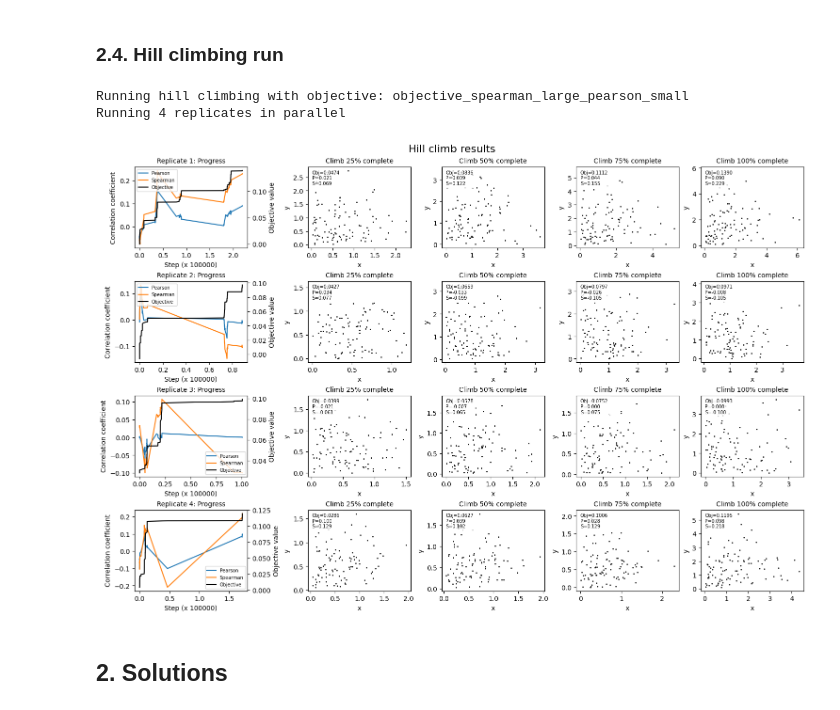
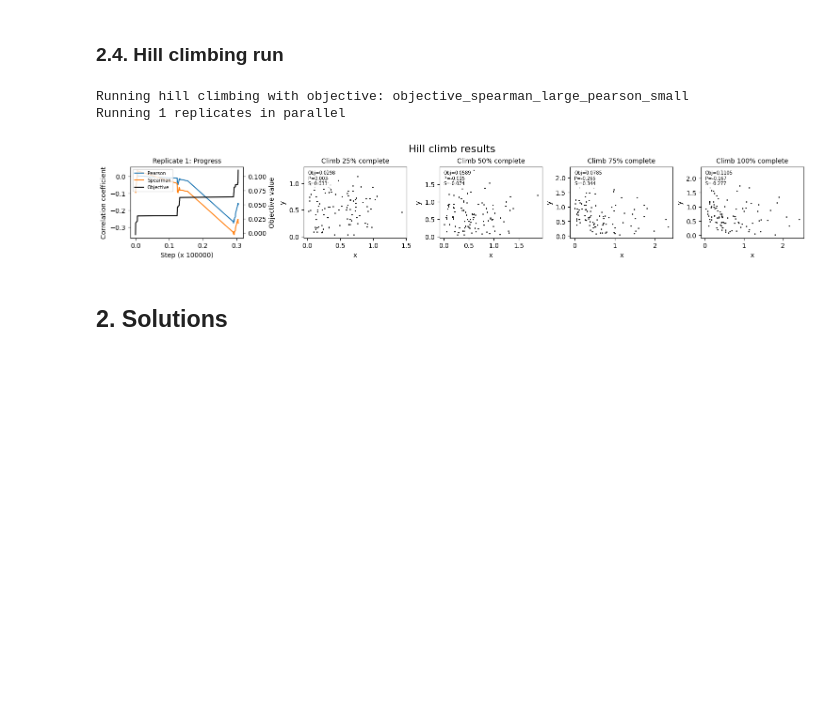
Before and after one commit to gperdrizet/hill_climber, a Jupyter notebook: notebooks/hill_climbing.ipynb, the cells around one changed output. Saved outputs shown, nothing was run; the diff lists cells and outputs as text; code cells hidden in the pictures; blank space fills up the shorter version.

```diff
--- a/notebooks/hill_climbing.ipynb
+++ b/notebooks/hill_climbing.ipynb
@@ -335,9 +335,9 @@ plt.show()
 ### 2.3. Run parameters
 # %%
 # Set hyperparameters as variables for easy modification and saving
-max_time = 5
+max_time = 1
 step_size = 0.1
-replicates = 4
+replicates = 1
 temperature = 40.0
 initial_noise = 0.1
 cooling_rate = 0.9999999
@@ -384,11 +384,11 @@ results_package = {
 }
 
 # Save results with pickle
-with open(filename, 'wb') as f:
+with open(f'../data/{filename}', 'wb') as f:
     pickle.dump(results_package, f)
 # %% [output]
 Running hill climbing with objective: objective_spearman_large_pearson_small
-Running 4 replicates in parallel
+Running 1 replicates in parallel
 # %%
 # Create figure with subplots (each row is a replicate, 5 columns: progress + 4 snapshots)
 n_replicates = len(results)
@@ -457,35 +457,35 @@ for i in range(n_replicates):
 
         # Get the index for this percentage of steps
         step_idx = min(int(total_steps * pct) - 1, total_steps - 1)
         step_idx = max(0, step_idx)  # Ensure non-negative
 
         # Get the vectors at this step
         snapshot_x = steps_df['Best_x'].iloc[step_idx]
         snapshot_y = steps_df['Best_y'].iloc[step_idx]
 
         # Plot the distribution at this snapshot
         ax.set_title(f'Climb {label} complete', fontsize=10)
         ax.scatter(snapshot_x, snapshot_y, color='black', s=1)
         ax.set_xlabel('x')
         ax.set_ylabel('y')
 
         # Get the objective value at this step
         obj_val = steps_df['Objective value'].iloc[step_idx]
         pearson_val = steps_df['Pearson coefficient'].iloc[step_idx]
         spearman_val = steps_df['Spearman coefficient'].iloc[step_idx]
 
         ax.text(
-            0.04, 0.96,
+            0.04, 0.95,
             f'Obj={obj_val:.4f}\nP={pearson_val:.3f}\nS={spearman_val:.3f}',
             transform=ax.transAxes,
             fontsize=7,
             verticalalignment='top',
             bbox=dict(facecolor='white', edgecolor='none', alpha=0.8)
         )
 
 plt.show()
 # %% [output]
-[figure, old version]
+[figure, new version]
 # %% [markdown]
 ## 2. Solutions
 # %%
```
Also changed, not shown: parts of 1 cell of this notebook, 1 other file.
